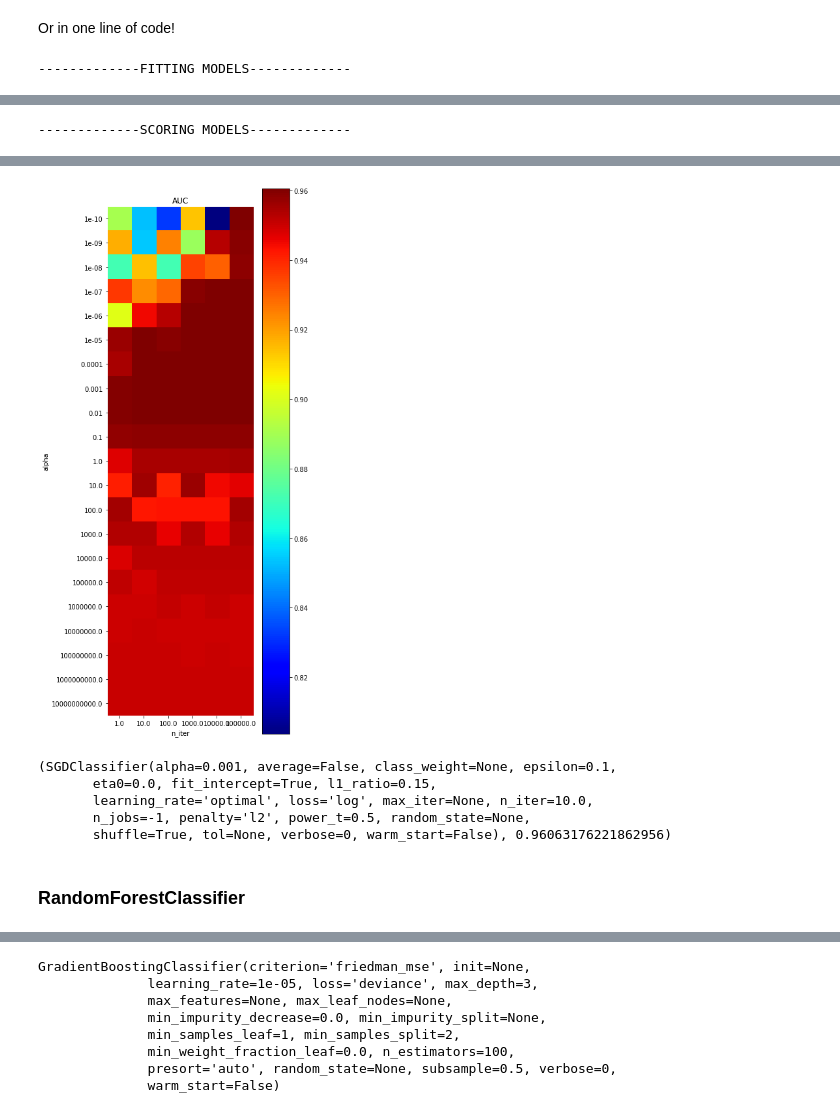
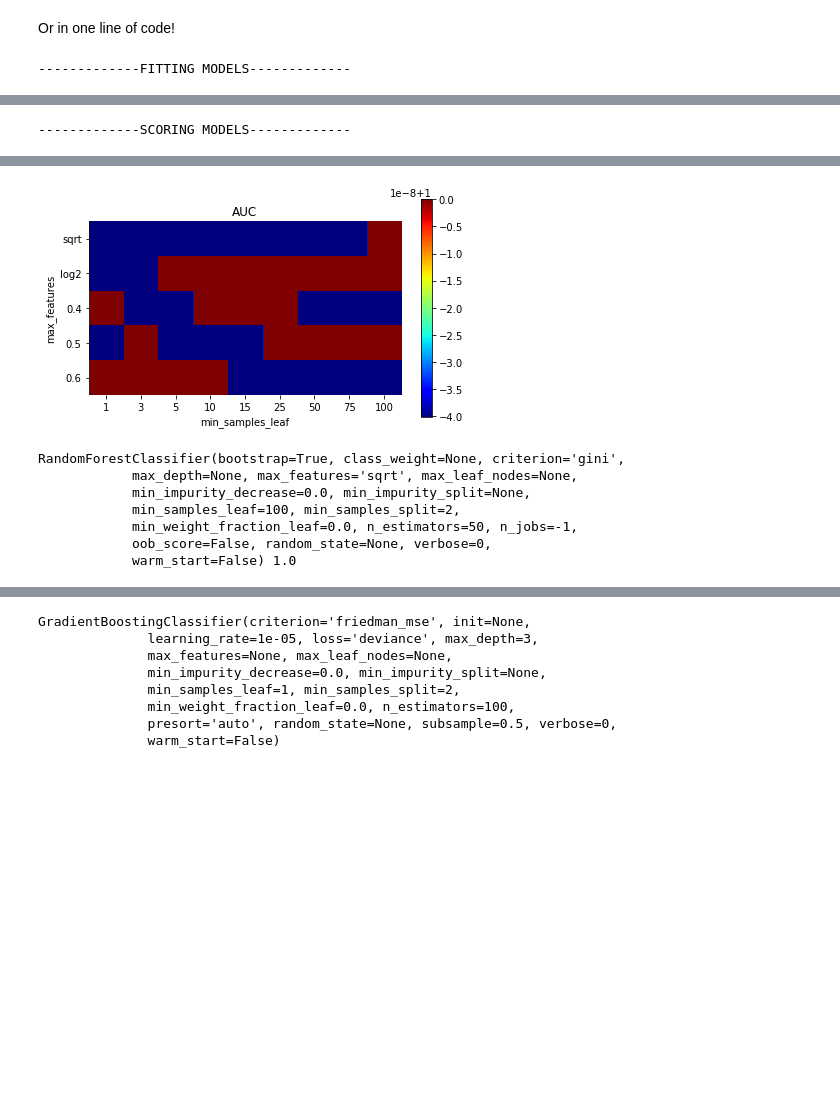
Before and after one commit to jmcarpenter2/parfit, a Jupyter notebook: examples/parfit_ex.ipynb, the cells around one changed output, grey strips where cells are left out. Saved outputs shown, nothing was run; the diff lists cells and outputs as text; code cells hidden in the pictures; blank space fills up the shorter version.

```diff
--- a/examples/parfit_ex.ipynb
+++ b/examples/parfit_ex.ipynb
@@ -159,10 +169,10 @@ getBestScore(sgd_models, sgd_scores, 'max')
 # %% [markdown]
 Or in one line of code!
 # %%
-sgd_bestModel, sgd_bestScore, sgd_allModels, sgd_allScores = bestFit(SGDClassifier, sgd_paramGrid,
-                                                      X_train, y_train, X_val, y_val,
-                                                      metric=roc_auc_score, bestScore='max',
-                                                      scoreLabel = 'AUC')
-print(sgd_bestModel, sgd_bestScore)
+rf_bestModel, rf_bestScore, rf_allModels, rf_allScores = bestFit(RandomForestClassifier(), rf_paramGrid,
+                                                   X_train, y_train, X_val, y_val,
+                                                   metric=roc_auc_score,  greater_is_better=True,
+                                                   scoreLabel = 'AUC')
+print(rf_bestModel, rf_bestScore)
 # %% [output]
 -------------FITTING MODELS-------------
@@ -179,8 +190,8 @@ print(sgd_bestModel, sgd_bestScore)
-[figure, old version]
+[figure, new version]
-(SGDClassifier(alpha=0.001, average=False, class_weight=None, epsilon=0.1,
-       eta0=0.0, fit_intercept=True, l1_ratio=0.15,
-       learning_rate='optimal', loss='log', max_iter=None, n_iter=10.0,
-       n_jobs=-1, penalty='l2', power_t=0.5, random_state=None,
-       shuffle=True, tol=None, verbose=0, warm_start=False), 0.96063176221862956)
+RandomForestClassifier(bootstrap=True, class_weight=None, criterion='gini',
+            max_depth=None, max_features='sqrt', max_leaf_nodes=None,
+            min_impurity_decrease=0.0, min_impurity_split=None,
+            min_samples_leaf=100, min_samples_split=2,
+            min_weight_fraction_leaf=0.0, n_estimators=50, n_jobs=-1,
+            oob_score=False, random_state=None, verbose=0,
+            warm_start=False) 1.0
-# %% [markdown]
-### RandomForestClassifier
```
Also changed, not shown: parts of 142 cells of this notebook.
